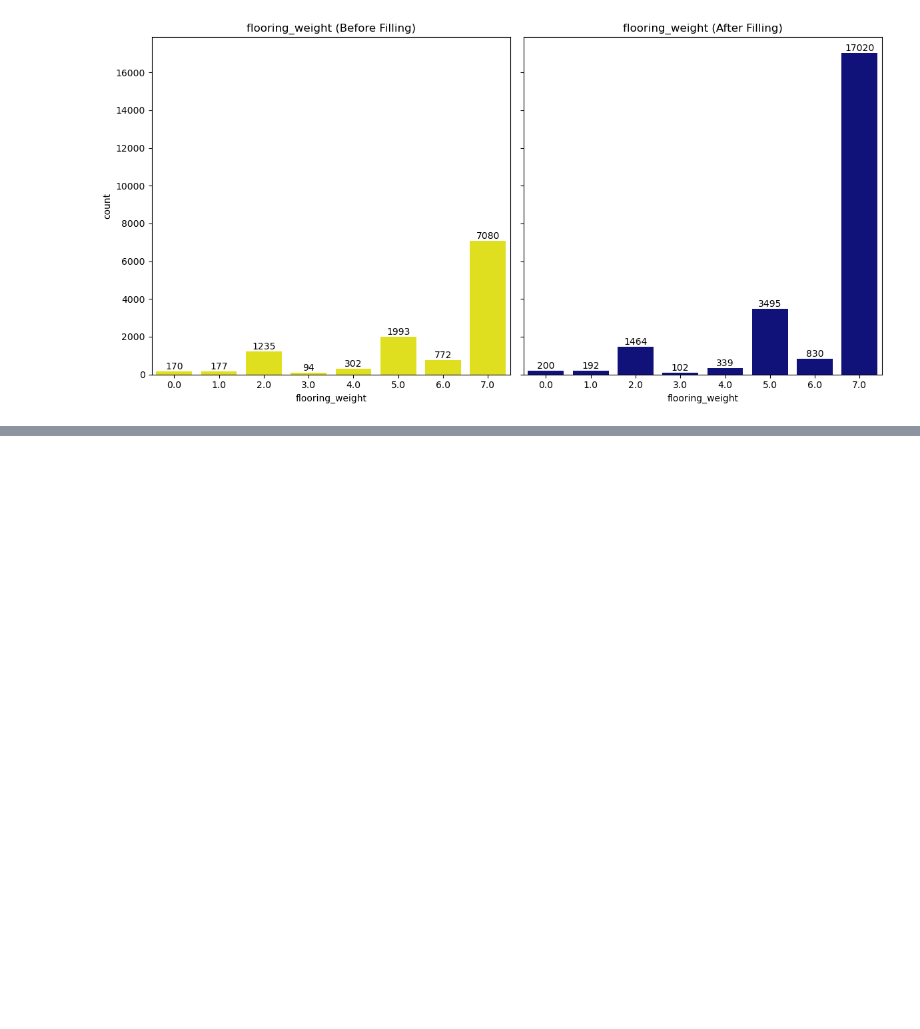
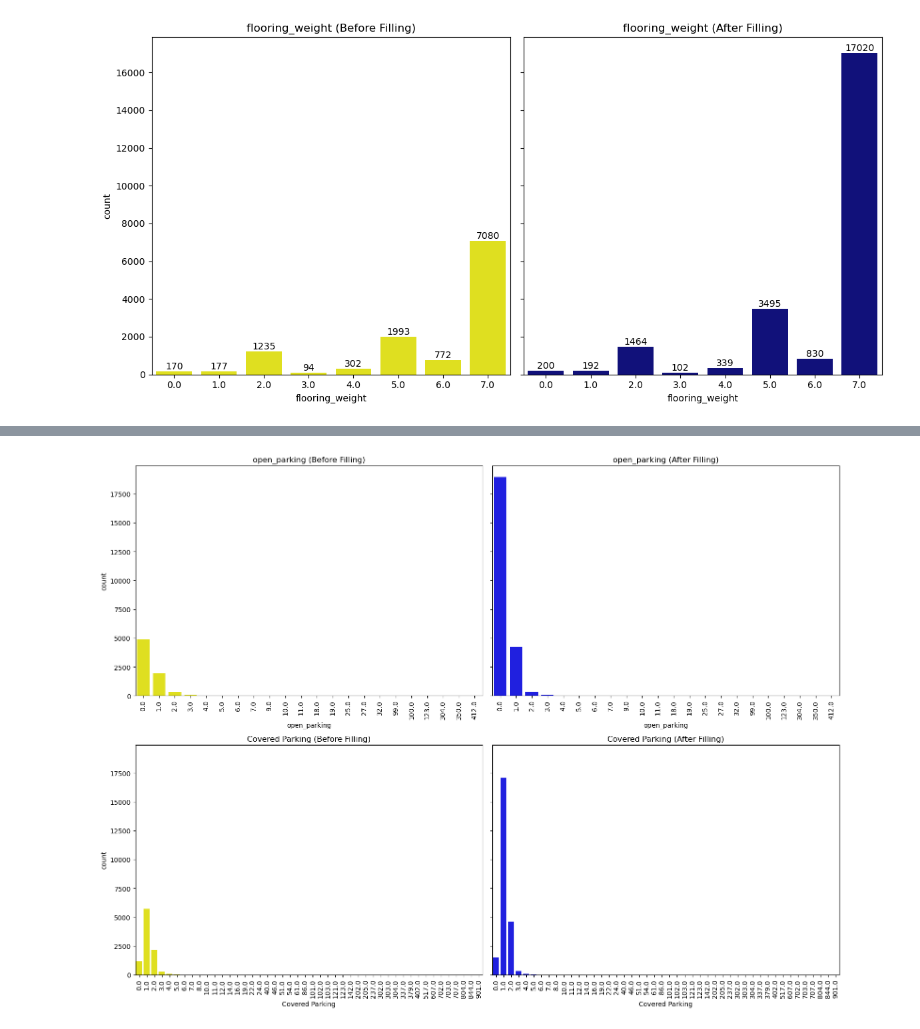
Before and after one commit to Himanshu7d3/House_Rent_Prediction, a Jupyter notebook: New_Data_Cleaning.ipynb, the cells around one changed output, grey strips where cells are left out. Cells and saved outputs as stored; diff of their text form; code cells hidden in the pictures; blank space fills up the shorter version.

```diff
--- a/New_Data_Cleaning.ipynb
+++ b/New_Data_Cleaning.ipynb
@@ -1851,0 +1852,41 @@ plt.show()
+# %%
+fig, ax = plt.subplots(nrows=2, ncols=2, figsize=(16,12), sharey=True)
+
+cols=['open_parking','Covered Parking']
+# BEFORE
+k=0
+for i in cols:
+    sns.countplot(x=df32[i], ax=ax[k][0], color='yellow')
+    ax[k][0].set_title(i+' (Before Filling)')
+    k=k+1
+
+# ---------------- FILLING ---------------- #
+for i in cols:
+    maps = df32.groupby(['Project','Developer'])[i].agg(
+        lambda x: x.mode().iloc[0] if not x.mode().empty else np.nan
+    )
+
+    keys = list(zip(df32['Project'], df32['Developer']))
+    df32[i] = df32[i].fillna(pd.Series(keys).map(maps))
+
+    df32[i] = df32[i].fillna(
+        df32.groupby('city')[i].transform(lambda x: x.mode().iloc[0] if not x.mode().empty else np.nan))
+
+    df32[i] = df32[i].fillna(df32[i].mode().iloc[0])
+
+
+# AFTER
+k=0
+for i in cols:
+    sns.countplot(x=df32[i], ax=ax[k][1], color='blue')
+    ax[k][1].set_title(i+' (After Filling)')
+    k=k+1
+
+ax[0][0].tick_params(axis='x', rotation=90)
+ax[0][1].tick_params(axis='x', rotation=90)
+ax[1][0].tick_params(axis='x', rotation=90)
+ax[1][1].tick_params(axis='x', rotation=90)
+plt.tight_layout()
+plt.show()
+# %% [output]
+[figure, added]
```
Also changed, not shown: parts of 7 cells of this notebook.
